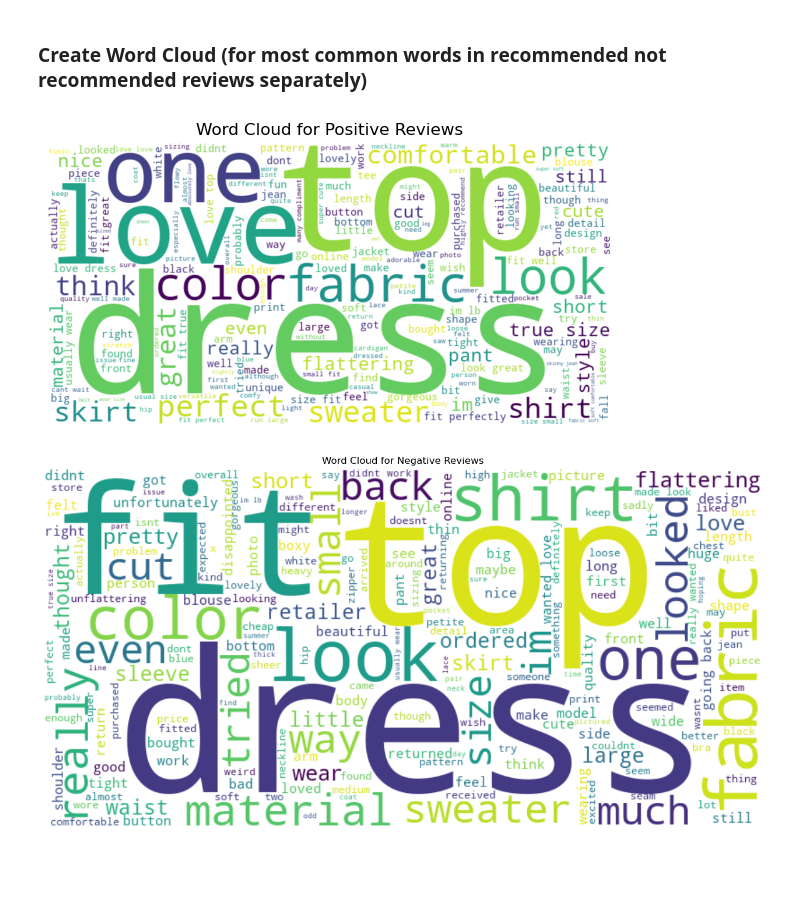
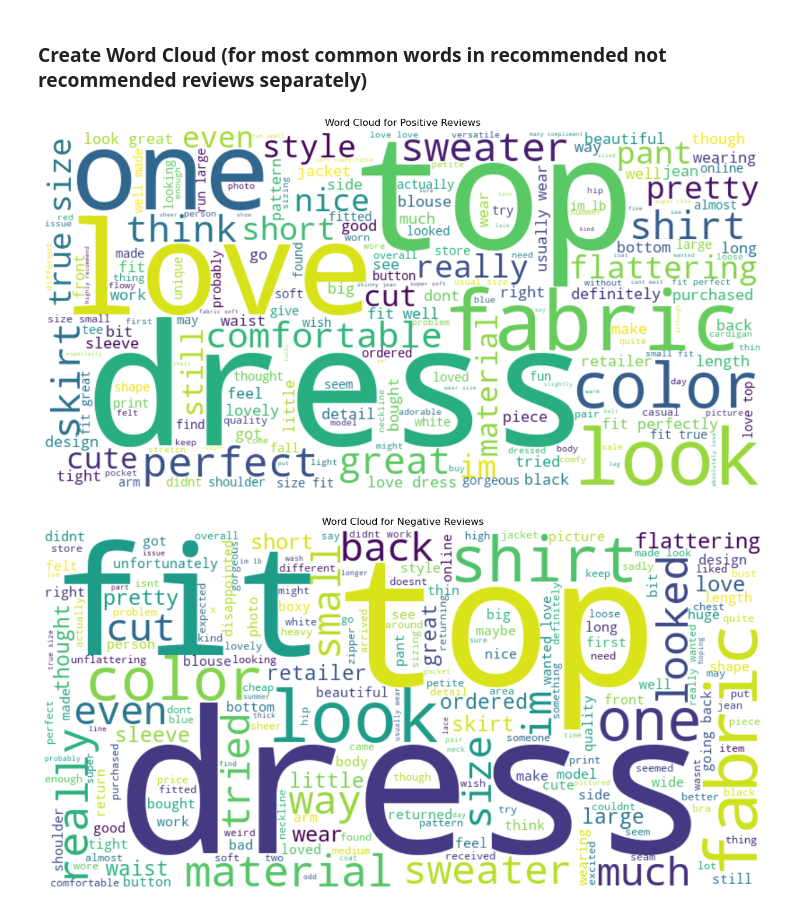
Before and after one commit to Nurdan10/NLP, a Jupyter notebook: NLP_Sentiment_Analysis_Project.ipynb, the cells around one changed output. Drawn from its saved outputs; the diff is of its cells as text; code cells hidden in the pictures; blank space fills up the shorter version.

```diff
--- a/NLP_Sentiment_Analysis_Project.ipynb
+++ b/NLP_Sentiment_Analysis_Project.ipynb
@@ -350,16 +350,15 @@ from wordcloud import WordCloud
 # %%
 # recommended wordcloud
 positive_wordcloud = WordCloud(width=800, height=400, background_color='white').generate(positive_text)
 
 plt.figure(figsize=(16, 8))
 
-plt.subplot(1, 2, 1)
 plt.imshow(positive_wordcloud, interpolation='bilinear')
 plt.title('Word Cloud for Positive Reviews')
 plt.axis('off')
 plt.show()
 # %% [output]
-[figure, old version]
+[figure, new version]
 # %%
 # not recommended wordcloud
 negative_wordcloud = WordCloud(width=800, height=400, background_color='white').generate(negative_text)
```
